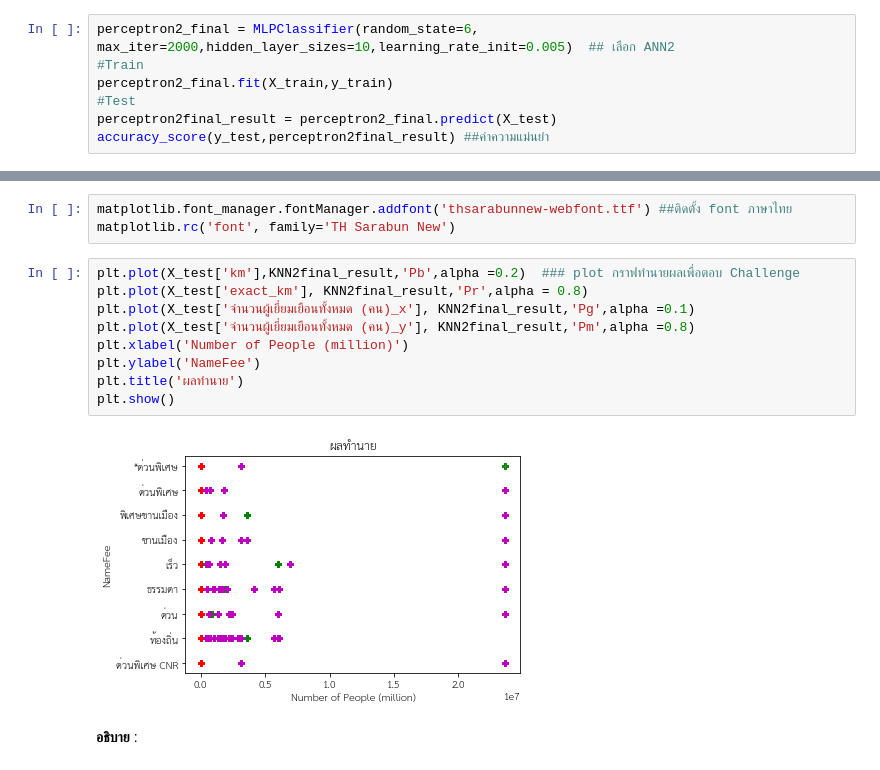
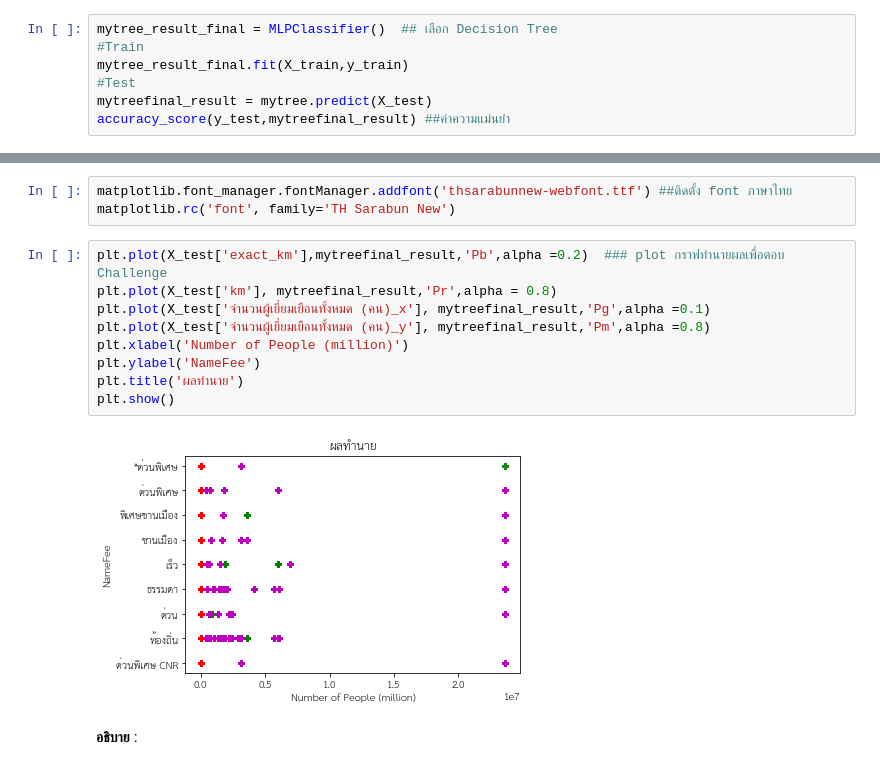
Before and after one commit to ThanikPimpiban/DWDM21, a Jupyter notebook: Project_final.ipynb, the cells around one changed output, grey strips where cells are left out. Saved outputs shown, nothing was run; the diff lists cells and outputs as text.

```diff
--- a/Project_final.ipynb
+++ b/Project_final.ipynb
@@ -872,8 +848,8 @@ accuracy_score(y_val,perceptron3_result)  ##ค่าความแม่นย
 # %%
-perceptron2_final = MLPClassifier(random_state=6, max_iter=2000,hidden_layer_sizes=10,learning_rate_init=0.005)  ## เลือก ANN2
+mytree_result_final = MLPClassifier()  ## เลือก Decision Tree
 #Train
-perceptron2_final.fit(X_train,y_train)
+mytree_result_final.fit(X_train,y_train)
 #Test
-perceptron2final_result = perceptron2_final.predict(X_test)
-accuracy_score(y_test,perceptron2final_result) ##ค่าความแม่นยำ
+mytreefinal_result = mytree.predict(X_test)
+accuracy_score(y_test,mytreefinal_result) ##ค่าความแม่นยำ
 # %% [output]
@@ -953,16 +911,16 @@ import matplotlib as matplotlib
 matplotlib.font_manager.fontManager.addfont('thsarabunnew-webfont.ttf') ##ติดตั้ง font ภาษาไทย
 matplotlib.rc('font', family='TH Sarabun New')
 # %%
-plt.plot(X_test['km'],KNN2final_result,'Pb',alpha =0.2)  ### plot กราฟทำนายผลเพื่อตอบ Challenge
-plt.plot(X_test['exact_km'], KNN2final_result,'Pr',alpha = 0.8)
-plt.plot(X_test['จำนวนผู้เยี่ยมเยือนทั้งหมด (คน)_x'], KNN2final_result,'Pg',alpha =0.1)
-plt.plot(X_test['จำนวนผู้เยี่ยมเยือนทั้งหมด (คน)_y'], KNN2final_result,'Pm',alpha =0.8)
+plt.plot(X_test['exact_km'],mytreefinal_result,'Pb',alpha =0.2)  ### plot กราฟทำนายผลเพื่อตอบ Challenge
+plt.plot(X_test['km'], mytreefinal_result,'Pr',alpha = 0.8)
+plt.plot(X_test['จำนวนผู้เยี่ยมเยือนทั้งหมด (คน)_x'], mytreefinal_result,'Pg',alpha =0.1)
+plt.plot(X_test['จำนวนผู้เยี่ยมเยือนทั้งหมด (คน)_y'], mytreefinal_result,'Pm',alpha =0.8)
 plt.xlabel('Number of People (million)')
 plt.ylabel('NameFee')
 plt.title('ผลทำนาย')
 plt.show()
 # %% [output]
-[figure, old version]
+[figure, new version]
 # %% [markdown]
 **อธิบาย** :
 # %% [markdown]
```
Also changed, not shown: parts of 23 cells of this notebook.
